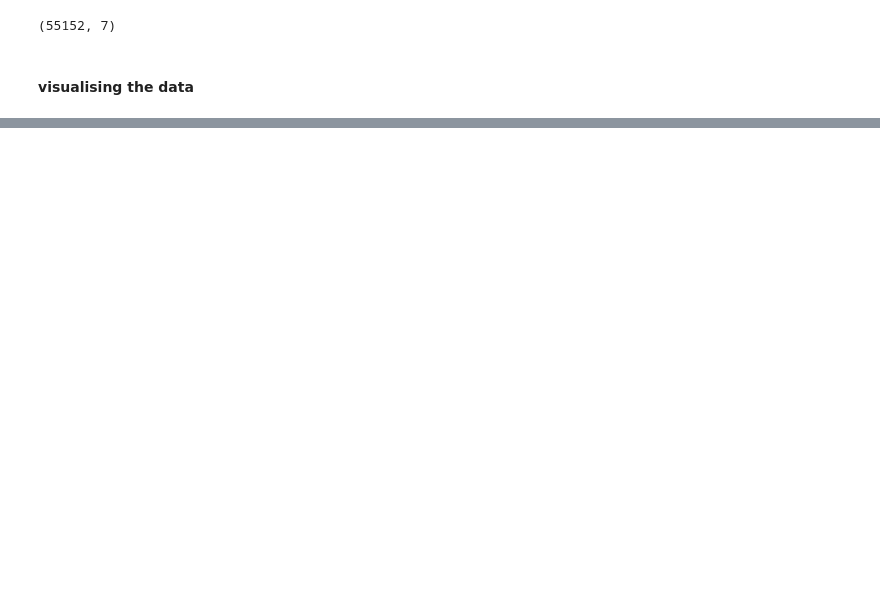
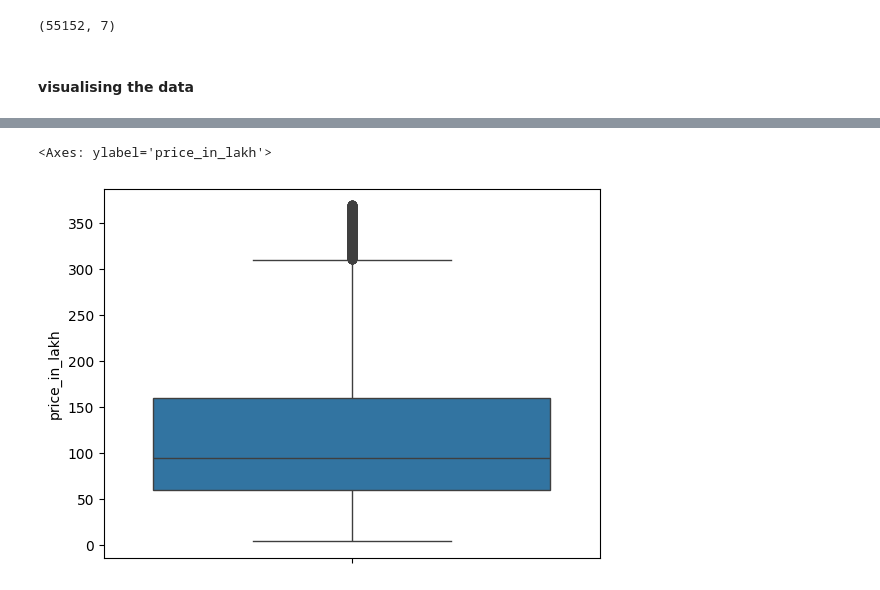
Before and after one commit to awezix/Housing_price_prediction, a Jupyter notebook: notebooks/EDA.ipynb, the cells around one changed output, grey strips where cells are left out. Cells and saved outputs as stored; diff of their text form; code cells hidden in the pictures; blank space fills up the shorter version.

```diff
--- a/notebooks/EDA.ipynb
+++ b/notebooks/EDA.ipynb
@@ -285,2 +317,7 @@ df.shape
+# %%
+sns.boxplot(df_filtered["price_in_lakh"])
+# %% [output]
+<Axes: ylabel='price_in_lakh'>
+[figure, added]
 # %%
 plt.figure(figsize=(10,6))
```
Also changed, not shown: parts of 13 cells of this notebook.
